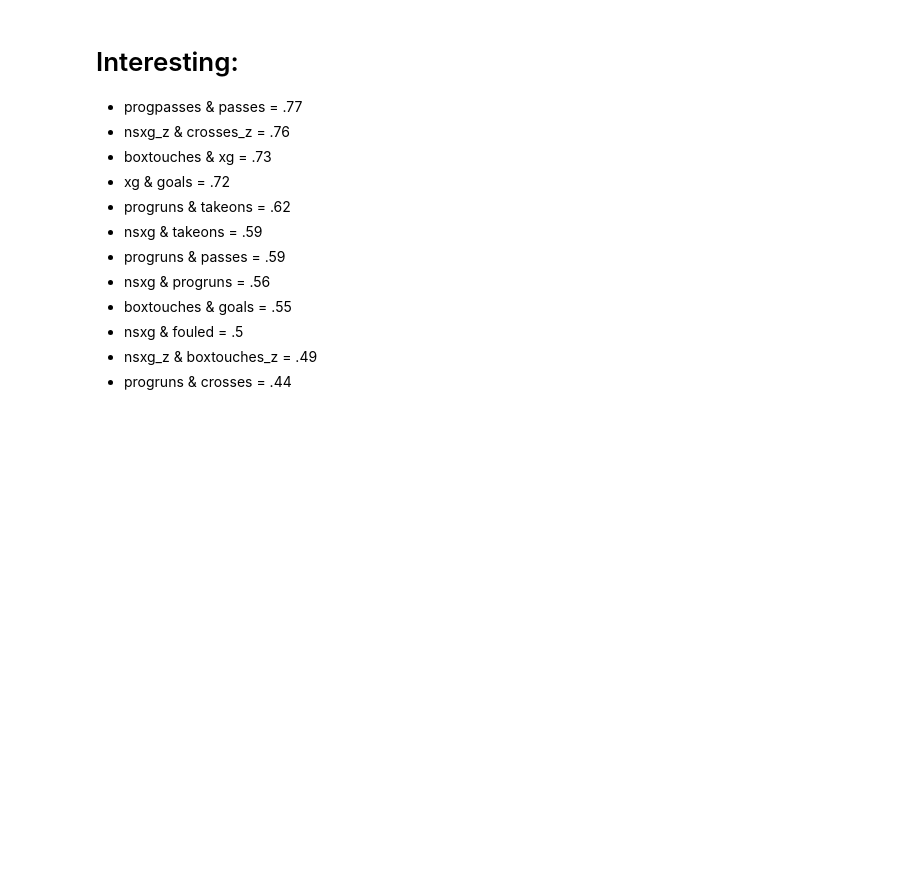
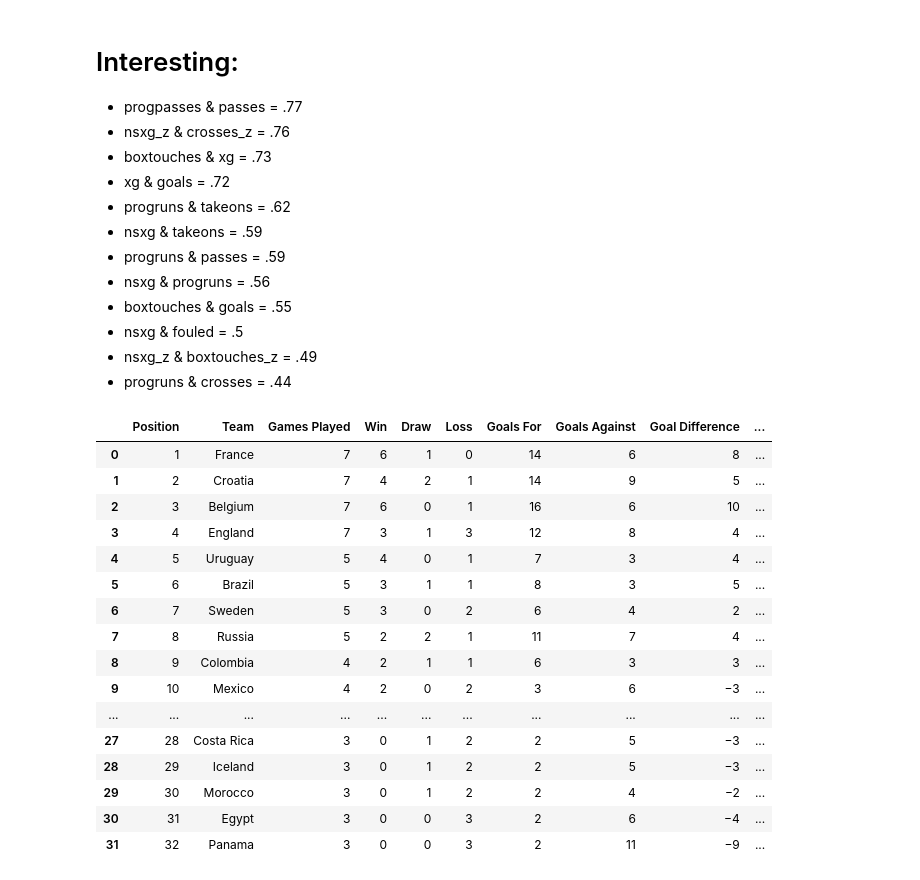
Before and after one commit to RyanJTalbot/bookcamp, a Jupyter notebook: world_cup/fifa/features.ipynb, the cells around one changed output. Drawn from its saved outputs; the diff is of its cells as text; code cells hidden in the pictures; blank space fills up the shorter version.

```diff
--- a/world_cup/fifa/features.ipynb
+++ b/world_cup/fifa/features.ipynb
@@ -152,6 +152,26 @@ correlations:
 - nsxg & fouled = .5
 - nsxg_z & boxtouches_z = .49
 - progruns & crosses = .44
+# %%
+pd.read_csv('FIFA - 2018.csv')
+# %% [output]
+|  | Position | Team | Games Played | Win | Draw | Loss | Goals For | Goals Against | Goal Difference | ... |
+| 0 | 1 | France | 7 | 6 | 1 | 0 | 14 | 6 | 8 | ... |
+| 1 | 2 | Croatia | 7 | 4 | 2 | 1 | 14 | 9 | 5 | ... |
+| 2 | 3 | Belgium | 7 | 6 | 0 | 1 | 16 | 6 | 10 | ... |
+| 3 | 4 | England | 7 | 3 | 1 | 3 | 12 | 8 | 4 | ... |
+| 4 | 5 | Uruguay | 5 | 4 | 0 | 1 | 7 | 3 | 4 | ... |
+| 5 | 6 | Brazil | 5 | 3 | 1 | 1 | 8 | 3 | 5 | ... |
+| 6 | 7 | Sweden | 5 | 3 | 0 | 2 | 6 | 4 | 2 | ... |
+| 7 | 8 | Russia | 5 | 2 | 2 | 1 | 11 | 7 | 4 | ... |
+| 8 | 9 | Colombia | 4 | 2 | 1 | 1 | 6 | 3 | 3 | ... |
+| 9 | 10 | Mexico | 4 | 2 | 0 | 2 | 3 | 6 | −3 | ... |
+| ... | ... | ... | ... | ... | ... | ... | ... | ... | ... | ... |
+| 27 | 28 | Costa Rica | 3 | 0 | 1 | 2 | 2 | 5 | −3 | ... |
+| 28 | 29 | Iceland | 3 | 0 | 1 | 2 | 2 | 5 | −3 | ... |
+| 29 | 30 | Morocco | 3 | 0 | 1 | 2 | 2 | 4 | −2 | ... |
+| 30 | 31 | Egypt | 3 | 0 | 0 | 3 | 2 | 6 | −4 | ... |
+| 31 | 32 | Panama | 3 | 0 | 0 | 3 | 2 | 11 | −9 | ... |
 # %%
 # df = compare.drop(columns=['season'])
 # %%
```
Also changed, not shown: 1 other file.
